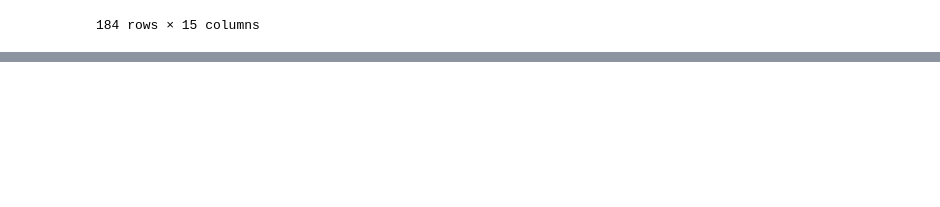
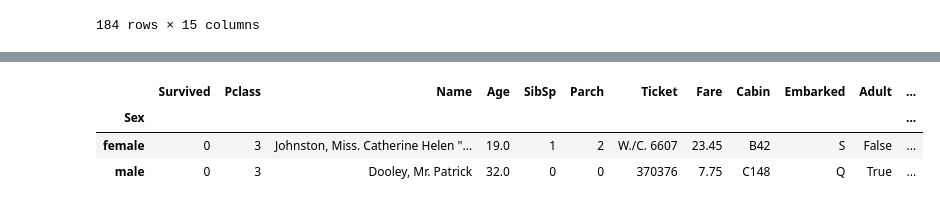
Before and after one commit to yashdeep-patil/Pandas, a Jupyter notebook: pandas.ipynb, the cells around one changed output, grey strips where cells are left out. Saved outputs shown, nothing was run; the diff lists cells and outputs as text; code cells hidden in the pictures; blank space fills up the shorter version.

```diff
--- a/pandas.ipynb
+++ b/pandas.ipynb
@@ -782,0 +781,17 @@ g
+# %%
+g = sub.groupby("Sex")
+
+len(g)
+
+list(g.groups.keys())
+
+g.get_group("female")
+
+g.first()
+
+g.last()
+# %% [output]
+|  | Survived | Pclass | Name | Age | SibSp | Parch | Ticket | Fare | Cabin | Embarked | Adult | ... |
+| Sex |  |  |  |  |  |  |  |  |  |  |  | ... |
+| female | 0 | 3 | Johnston, Miss. Catherine Helen "... | 19.0 | 1 | 2 | W./C. 6607 | 23.45 | B42 | S | False | ... |
+| male | 0 | 3 | Dooley, Mr. Patrick | 32.0 | 0 | 0 | 370376 | 7.75 | C148 | Q | True | ... |
```
Also changed, not shown: parts of 7 cells of this notebook.
